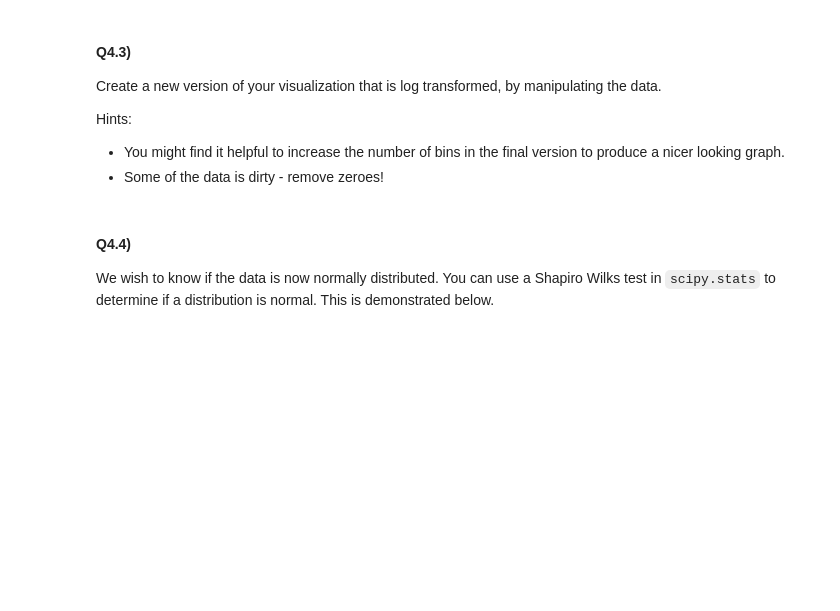
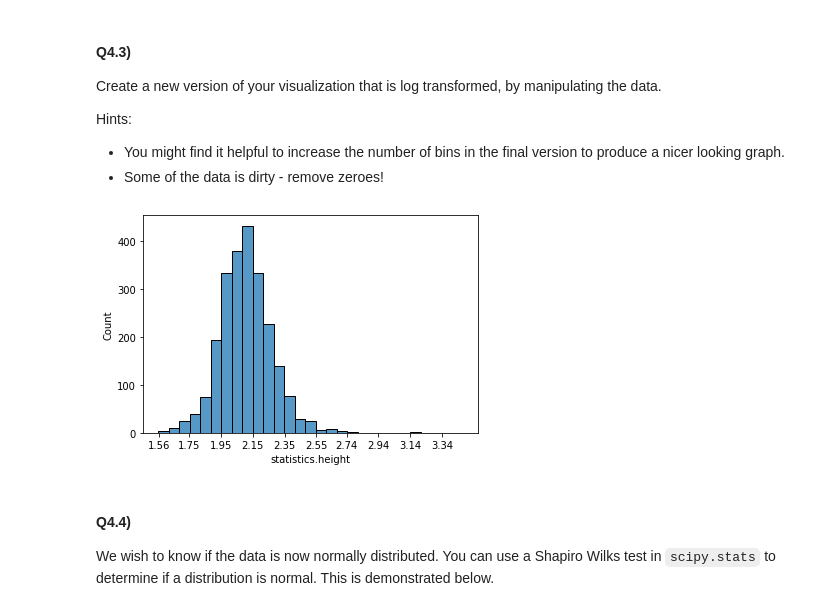
Before and after one commit to mariavanv/CISC367, a Jupyter notebook: Statistics/Statistics Workbook.ipynb, the cells around one changed output. Saved outputs shown, nothing was run; the diff lists cells and outputs as text; code cells hidden in the pictures; blank space fills up the shorter version.

```diff
--- a/Statistics/Statistics Workbook.ipynb
+++ b/Statistics/Statistics Workbook.ipynb
@@ -440,6 +450,15 @@ Create a new version of your visualization that is log transformed, by manipulat
 Hints:
 * You might find it helpful to increase the number of bins in the final version to produce a nicer looking graph.
 * Some of the data is dirty - remove zeroes!
+# %%
+clean_log = np.log10(x[round(x, 1) != 0.0])
+bar_w = (clean_log.max()-clean_log.min())/25
+clean_log_plt = sns.histplot(clean_log, bins=[clean_log.min() + x*bar_w for x in range(30)])
+ticks = [clean_log.min() + x*bar_w for x in range(0, 30, 3)]
+plt.xticks([round(tick,2) for tick in ticks])
+plt.show()
+# %% [output]
+[figure, added]
 # %% [markdown]
 #### Q4.4)
 
```
Also changed, not shown: parts of 13 cells of this notebook.
